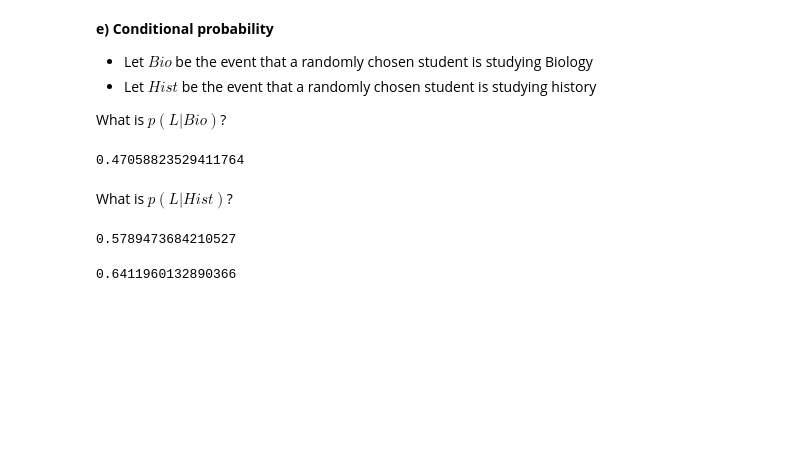
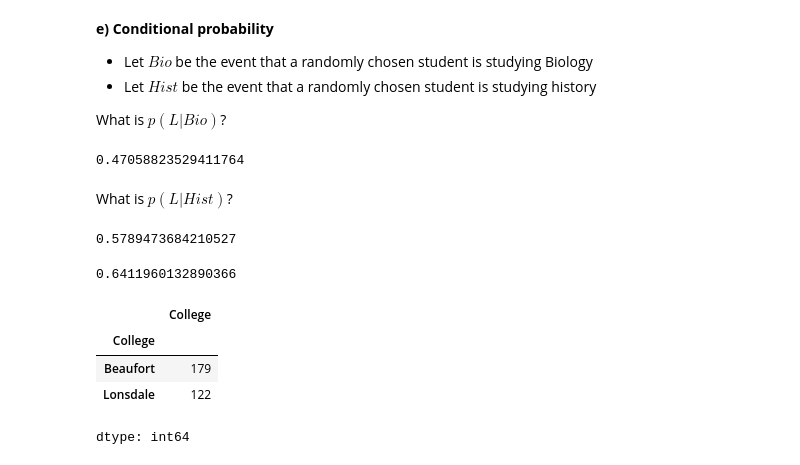
Before and after one commit to lilydavies442-lgtm/EP-stats-project-, a Jupyter notebook: 2.1_Probability/2.1.9_PythonExercises.ipynb, the cells around one changed output. Drawn from its saved outputs; the diff is of its cells as text; code cells hidden in the pictures; blank space fills up the shorter version.

```diff
--- a/2.1_Probability/2.1.9_PythonExercises.ipynb
+++ b/2.1_Probability/2.1.9_PythonExercises.ipynb
@@ -137,3 +137,11 @@ p_lonsdale_union_ppe = p_lonsdale + p_ppe - p_both
 print(p_lonsdale_union_ppe)
 # %% [output]
 0.6411960132890366
+# %%
+wb.groupby('College').College.count()
+# %% [output]
+|  | College |
+| College |  |
+| Beaufort | 179 |
+| Lonsdale | 122 |
+dtype: int64
```
Also changed, not shown: parts of 2 cells of this notebook.
